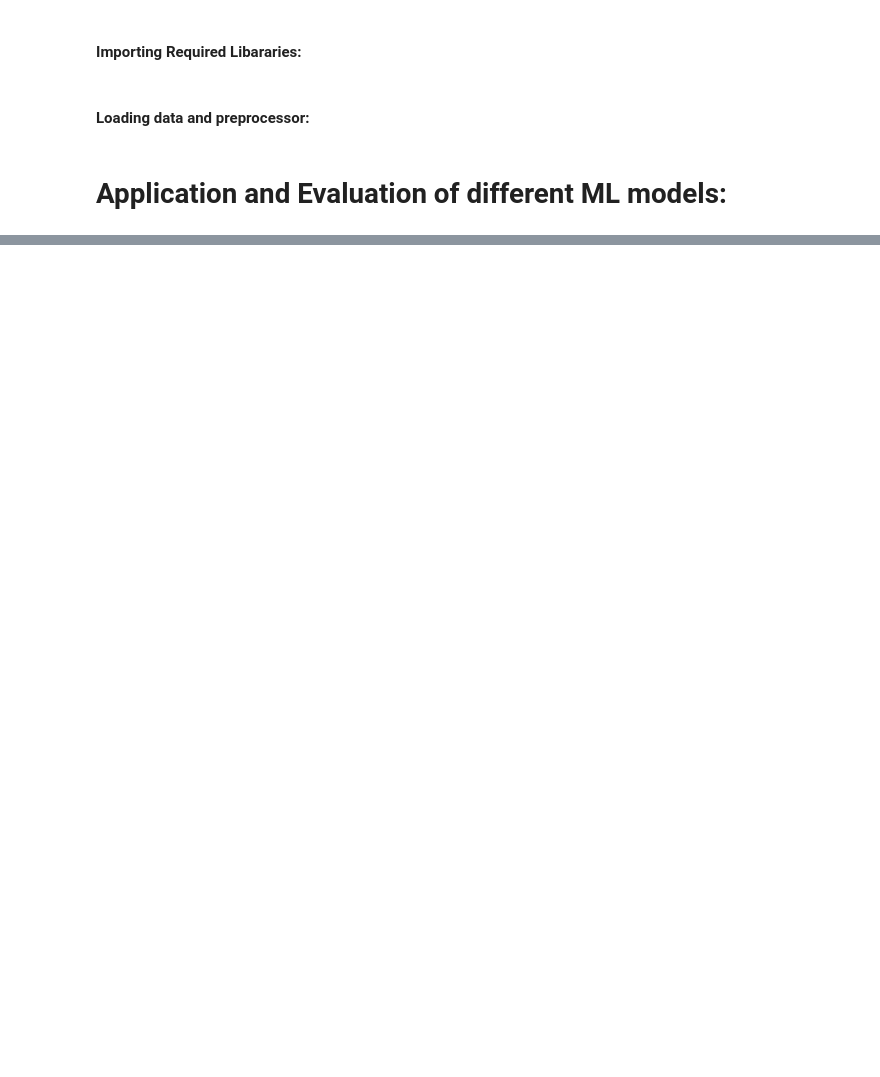
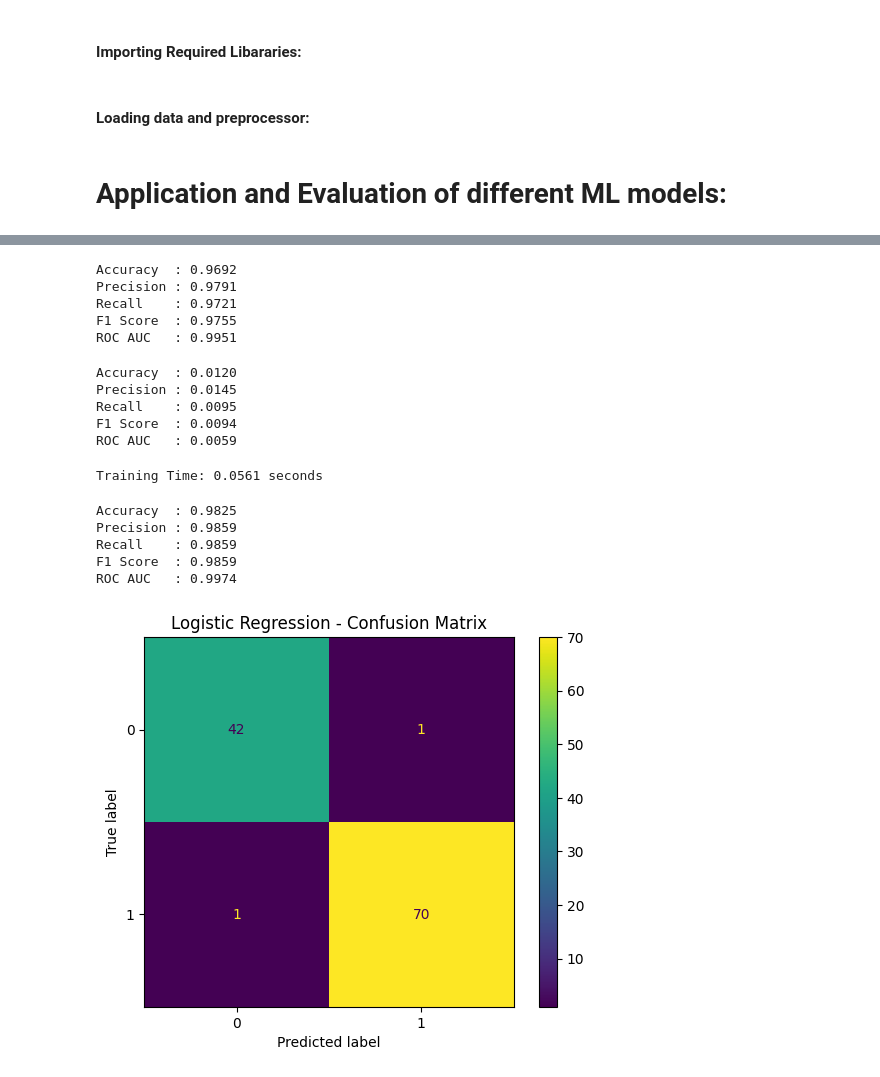
Before and after one commit to Sami-ur-Rehman1073/breast_cancer_prediction, a Jupyter notebook: notebooks/03_modeling.ipynb, the cells around one changed output, grey strips where cells are left out. Saved outputs shown, nothing was run; the diff lists cells and outputs as text; code cells hidden in the pictures; blank space fills up the shorter version.

```diff
--- a/notebooks/03_modeling.ipynb
+++ b/notebooks/03_modeling.ipynb
@@ -189,0 +420,26 @@ By looking at the comparison, I find out that there is no overfitting.
+# %%
+print_cv_average_results(cv_results)
+# %% [output]
+Accuracy  : 0.9692
+Precision : 0.9791
+Recall    : 0.9721
+F1 Score  : 0.9755
+ROC AUC   : 0.9951
+# %%
+print_cv_standard_deviation(cv_results)
+# %% [output]
+Accuracy  : 0.0120
+Precision : 0.0145
+Recall    : 0.0095
+F1 Score  : 0.0094
+ROC AUC   : 0.0059
+# %%
+trained_pipeline, training_time = fit_pipeline(
+    pipeline=logistic_regression_pipeline,
+    X_train=X_train,
+    y_train=y_train
+)
+
+print(f"\nTraining Time: {training_time:.4f} seconds")
+# %% [output]
+Training Time: 0.0561 seconds
@@ -189,0 +457,20 @@ By looking at the comparison, I find out that there is no overfitting.
+# %%
+metrics = print_test_metrics(
+    y_test=y_test,
+    test_predictions=test_predictions,
+    test_probabilities=test_probabilities
+)
+# %% [output]
+Accuracy  : 0.9825
+Precision : 0.9859
+Recall    : 0.9859
+F1 Score  : 0.9859
+ROC AUC   : 0.9974
+# %%
+print_confusion_matrix(
+    y_test=y_test,
+    test_predictions=test_predictions,
+    model_name="Logistic Regression"
+)
+# %% [output]
+[figure, added]
```
Also changed, not shown: parts of 109 cells of this notebook.
